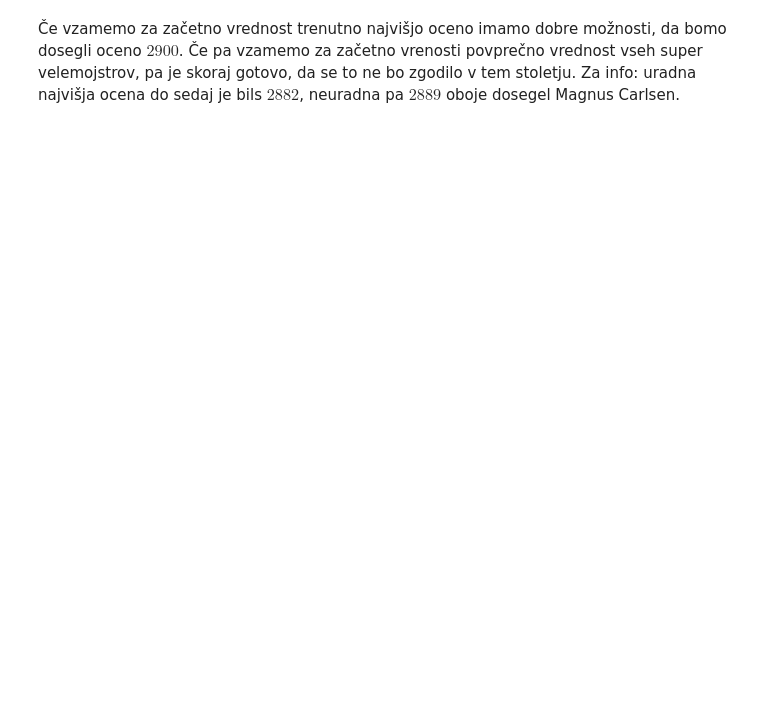
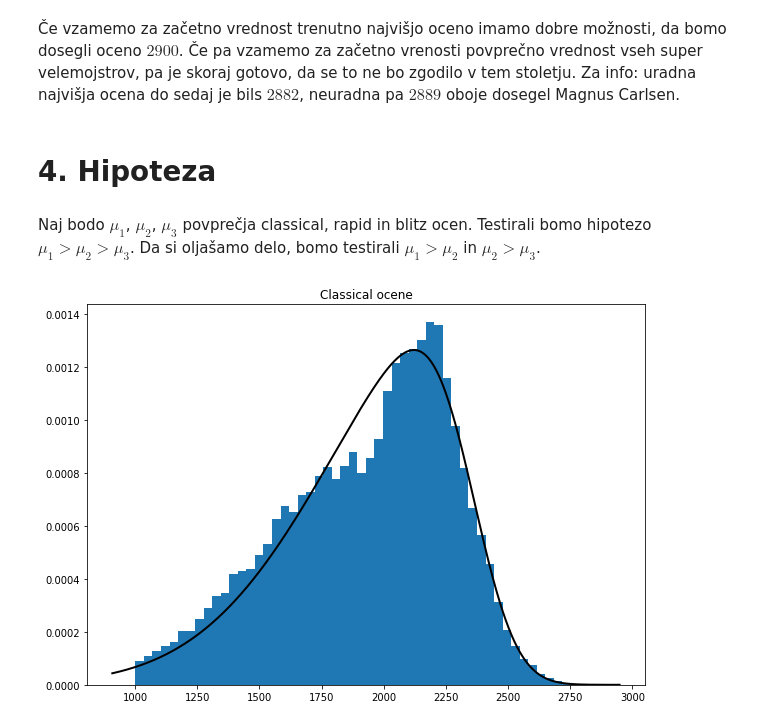
Before and after one commit to UrosKosmac123/Sahisti-sveta, a Jupyter notebook: Analiza.ipynb, the cells around one changed output. Cells and saved outputs as stored; diff of their text form; code cells hidden in the pictures; blank space fills up the shorter version.

Commit message:
4. hipoteza

```diff
--- a/Analiza.ipynb
+++ b/Analiza.ipynb
@@ -185,8 +185,8 @@ Poskusimo pokazati, da je v povprečju vsaka sledeča generacija boljša od prej
 # %%
 vrhunec = sahisti[["Ime","Država", "Classical ocena", "Leto rojstva"]].dropna()
 # Obravnavali bomo le šahiste, ki imajo Classical oceno večjo od 0
-veljavni = vrhunec[vrhunec["Classical ocena"] > 0].sort_values("Leto rojstva", ascending=True)
-veljavni
+veljavni_c = vrhunec[vrhunec["Classical ocena"] > 0].sort_values("Leto rojstva", ascending=True)
+veljavni_c
 # %% [output]
 |  | Ime | Država | Classical ocena | Leto rojstva |
 | 27418 | Toth G., Geza | HUN | 2255 | 1921.0 |
@@ -414,3 +413,7 @@ presek_premice_z(k, zac_mean, 2900), presek_premice_z(mean_k + std_k, zac_mean,
 # %% [markdown]
 Če vzamemo za začetno vrednost trenutno najvišjo oceno imamo dobre možnosti, da bomo dosegli oceno $2900$. Če pa vzamemo za začetno vrenosti povprečno vrednost vseh super velemojstrov, pa je skoraj gotovo, da se to ne bo zgodilo v tem stoletju.
 Za info: uradna najvišja ocena do sedaj je bils $2882$, neuradna pa $2889$ oboje dosegel Magnus Carlsen.
+# %% [markdown]
+# 4. Hipoteza
+# %% [markdown]
+Naj bodo $\mu_1$, $\mu_2$, $\mu_3$ povprečja classical, rapid in blitz ocen. Testirali bomo hipotezo $\mu_1 > \mu_2 > \mu_3$. Da si oljašamo delo, bomo testirali $\mu_1 > \mu_2$ in $\mu_2 > \mu_3$.
@@ -416,0 +453,25 @@ Za info: uradna najvišja ocena do sedaj je bils $2882$, neuradna pa $2889$ oboj
+# %%
+veljavni_r = sahisti[sahisti["Rapid ocena"] > 0].dropna()
+veljavni_b = sahisti[sahisti["Blitz ocena"] > 0].dropna()
+
+stevilo_razredov_c = freedman_diaconis(veljavni_c["Classical ocena"], "bins")
+stevilo_razredov_r= freedman_diaconis(veljavni_r["Rapid ocena"], "bins")
+stevilo_razredov_b = freedman_diaconis(veljavni_b["Blitz ocena"], "bins")
+# %%
+from scipy.stats import skewnorm
+
+# Histogram za Classical ocene
+plt.figure(figsize=(10, 7))
+plt.hist(veljavni_c["Classical ocena"], bins=stevilo_razredov_c, density=True)
+
+xmin, xmax = plt.xlim()
+x = numpy.linspace(xmin, xmax, 1000)
+
+# Graf, ki se prilega histogramu
+param_c = skewnorm.fit(veljavni_c["Classical ocena"], 10, loc=2300, scale=40)
+plt.plot(x, skewnorm.pdf(x, *param_c), "k", linewidth=2)
+
+plt.title("Classical ocene")
+plt.show()
+# %% [output]
+[figure, added]
```
Also changed, not shown: parts of 16 cells of this notebook.
